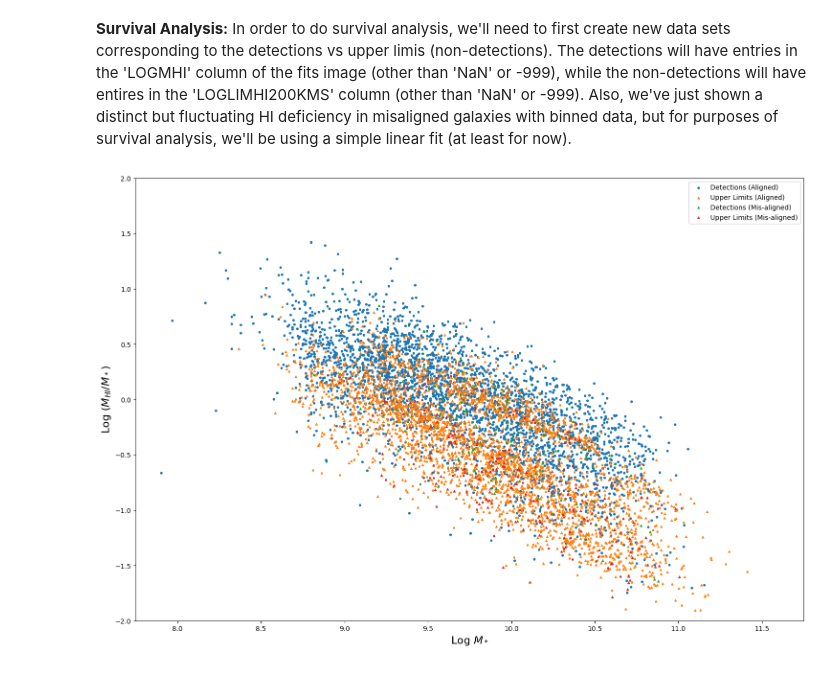
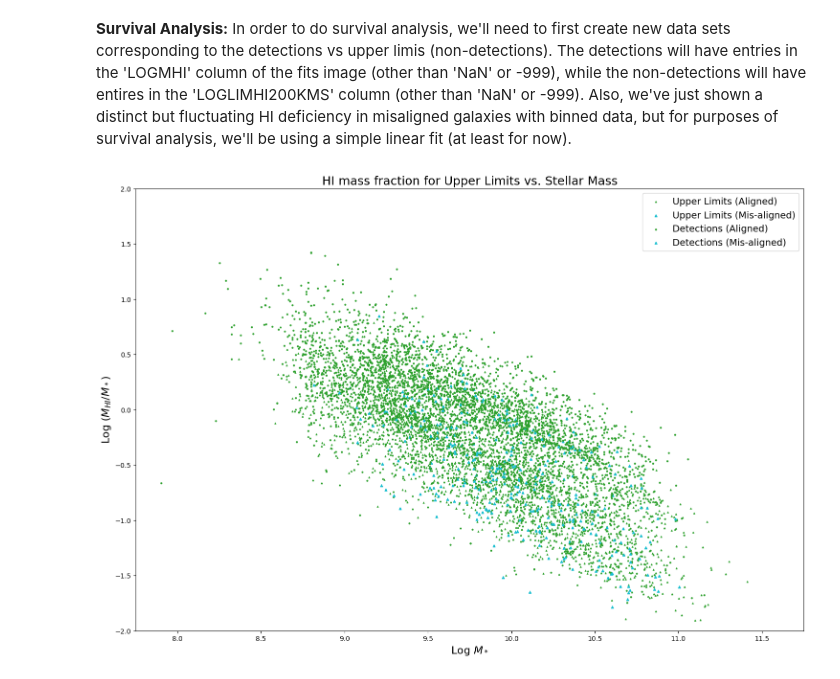
Before and after one commit to harrisonfwest/HI-MaNGA, a Jupyter notebook: HI-MaNGA_MisalignmentAndDeficiency.ipynb, the cells around one changed output. Saved outputs shown, nothing was run; the diff lists cells and outputs as text; code cells hidden in the pictures.

```diff
--- a/HI-MaNGA_MisalignmentAndDeficiency.ipynb
+++ b/HI-MaNGA_MisalignmentAndDeficiency.ipynb
@@ -333,15 +333,16 @@ for gal in dataTable:
             WALimFrac.append(gal['LOGHILIM200KMS'] - gal['LOGMSTARS'])
 # %%
 plt.figure(figsize=(18, 12));
-plt.scatter(WADetectionStel, WADetectionFrac, label = 'Detections (Aligned)', s=8)
-plt.scatter(WALimStel, WALimFrac, label = 'Upper Limits (Aligned)', s=8, marker='^')
-plt.scatter(MADetectionStel, MADetectionFrac, label = 'Detections (Mis-aligned)', s=8, marker='^')
-plt.scatter(MALimStel, MALimFrac, label = 'Upper Limits (Mis-aligned)', s=8, marker='^');
-plt.legend();
+plt.scatter(WALimStel, WALimFrac, label = 'Upper Limits (Aligned)', s=4, marker='^', color='tab:green')
+plt.scatter(MALimStel, MALimFrac, label = 'Upper Limits (Mis-aligned)', s=12, marker='^', color='tab:cyan');
+plt.scatter(WADetectionStel, WADetectionFrac, label = 'Detections (Aligned)', s=4, color='tab:green')
+plt.scatter(MADetectionStel, MADetectionFrac, label = 'Detections (Mis-aligned)', s=12, marker='^', color='tab:cyan')
+plt.legend(fontsize=14);
 plt.xlim(7.75, 11.75);
 plt.ylim(-2, 2);
 plt.xlabel('Log $M_*$', fontsize=16)
 plt.ylabel('Log $(M_{HI}/M_*)$', fontsize=16);
+plt.title('HI mass fraction for Upper Limits vs. Stellar Mass', fontsize=18);
 # plt.savefig('detectAndLim_with_alignedAndMA.png');
 # %% [output]
-[figure, old version]
+[figure, new version]
```
